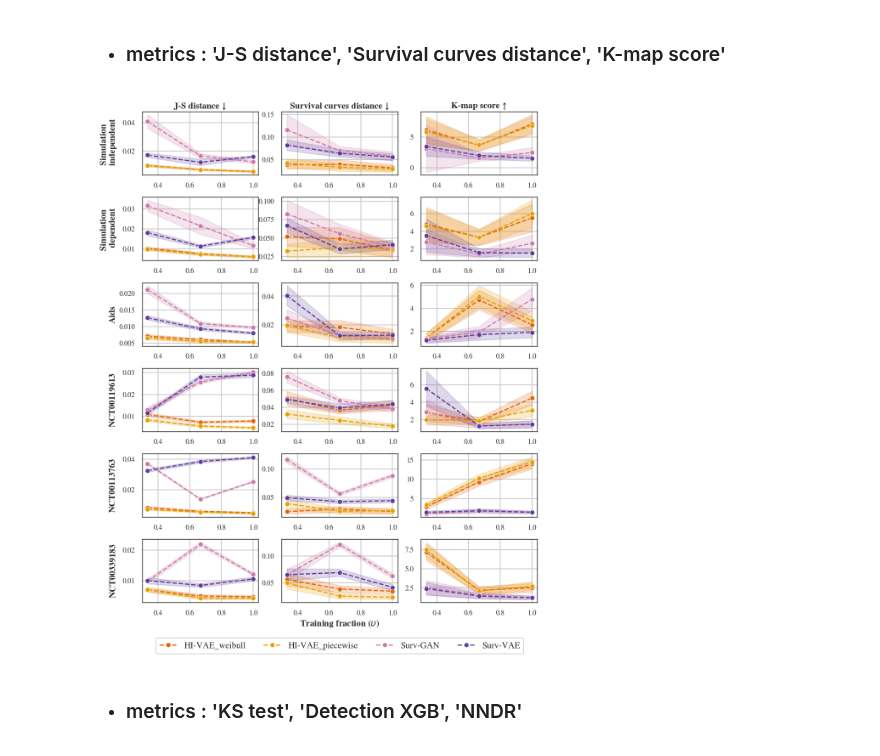
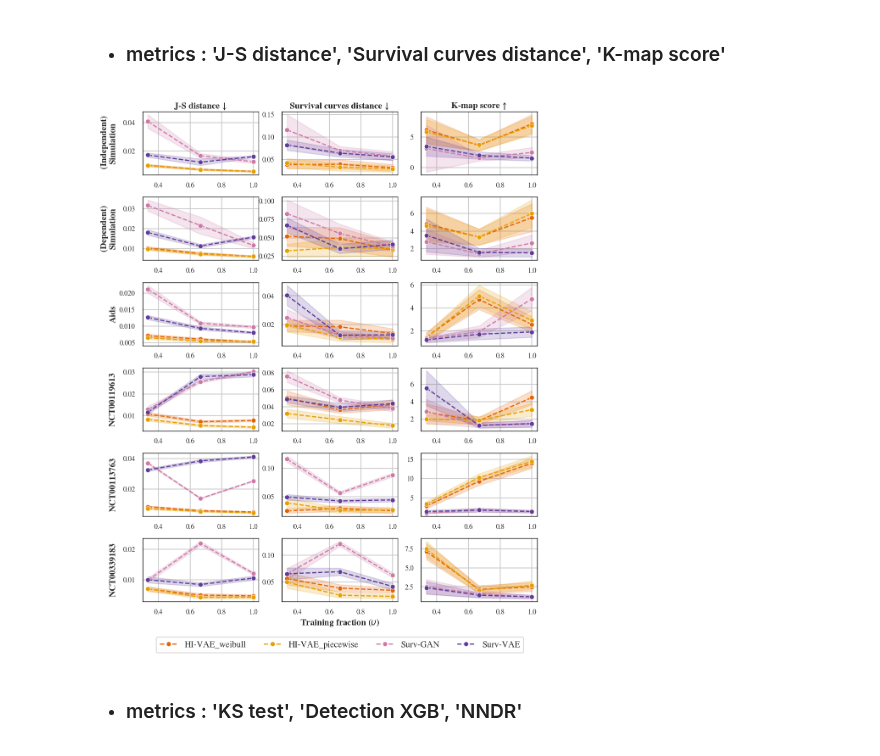
Before and after one commit to aguilloux/survgen-clinical-trials, a Jupyter notebook: visualization notebook/notebook_figures_paper.ipynb, the cells around one changed output. Drawn from its saved outputs; the diff is of its cells as text; code cells hidden in the pictures.

```diff
--- a/visualization notebook/notebook_figures_paper.ipynb
+++ b/visualization notebook/notebook_figures_paper.ipynb
@@ -70,8 +70,8 @@ for col in results_control_dep.columns:
 # %%
 generators_sel = ["HI-VAE_weibull", "HI-VAE_piecewise", "Surv-GAN", "Surv-VAE"]
 
-palette = {"Theoritical (original)": "#0072B2",
-           "Theoritical (downsized)": "#009E73",
+palette = {"Theoretical (original)": "#0072B2",
+           "Theoretical (downsized)": "#009E73",
            'HI-VAE_piecewise' : "#E69F00",
            'HI-VAE_piecewise_prior': "#F0E442",
            'HI-VAE_weibull': "#E66101",
@@ -79,8 +79,8 @@ palette = {"Theoritical (original)": "#0072B2",
            'Surv-VAE': "#5E3C99",
            'Surv-GAN': "#CC79A7"}
 
-custom_dashes = {"Theoritical (original)": "",
-           "Theoritical (downsized)": "",
+custom_dashes = {"Theoretical (original)": "",
+           "Theoretical (downsized)": "",
            'HI-VAE_piecewise' : (5,2),
            'HI-VAE_piecewise_prior': (5,2),
            'HI-VAE_weibull': (5,2),
@@ -120,7 +120,7 @@ for j, ax in enumerate(axs_[0]):
     ax.set_xlabel('')
 
     if j == 0:
-        ax.set_ylabel("Simulation \n independent", fontsize=15, fontweight="semibold")
+        ax.set_ylabel("  (Independent) \nSimulation", fontsize=15, fontweight="semibold")
     else:
         ax.set_ylabel('')
     if opt == "max":
@@ -159,7 +159,7 @@ for j, ax in enumerate(axs_[1]):
     ax.set_xlabel('')
 
     if j == 0:
-        ax.set_ylabel("Simulation \n dependent", fontsize=15, fontweight="semibold")
+        ax.set_ylabel(" (Dependent) \nSimulation", fontsize=15, fontweight="semibold")
     else:
         ax.set_ylabel('')
 
@@ -190,34 +190,34 @@ for l, axs in enumerate(axs_[2:]):
 
         sns.lineplot(data=results_ext, x="Augmentation percentage", y=metric_name, hue="generator", ax=ax,
                     linewidth = 2, palette = palette, errorbar = ("sd", .5),
                     linestyle='--', marker = "o", markersize=8)
         if (l == len(dataset_names) - 1) & (j == 1):
             ax.set_xlabel('Training fraction ($\\upsilon$)', fontsize=15, fontweight="semibold")
         else:
             ax.set_xlabel('')
         ax.set_ylabel('')
         ax.set_title('')
         if j == 0:
             if dataset_names[l] == "SAS_1":
                 ax.set_ylabel("NCT00119613", fontsize=15, fontweight="semibold")
             elif dataset_names[l] == "SAS_2":
                 ax.set_ylabel("NCT00113763", fontsize=15, fontweight="semibold")
             elif dataset_names[l] == "SAS_3":
                 ax.set_ylabel("NCT00339183", fontsize=15, fontweight="semibold")
             else:
                 ax.set_ylabel(dataset_names[l], fontsize=15, fontweight="semibold")
         else:
             ax.set_ylabel('')
 
         ax.tick_params(axis='x', labelsize=12)
         ax.tick_params(axis='y', labelsize=12)
         ax.legend().remove()
 fig.align_labels()
 plt.legend(ncol=4, loc="lower center", bbox_to_anchor=(-.7, -.88), fontsize=15)
 plt.savefig("../figures/datasets_perf_traincontrol_all", bbox_inches="tight")
 plt.show()
 # %% [output]
-[figure, old version]
+[figure, new version]
 # %% [markdown]
 - ### metrics : 'KS test', 'Detection XGB', 'NNDR'
 # %%
```
Also changed, not shown: parts of 21 cells of this notebook.
